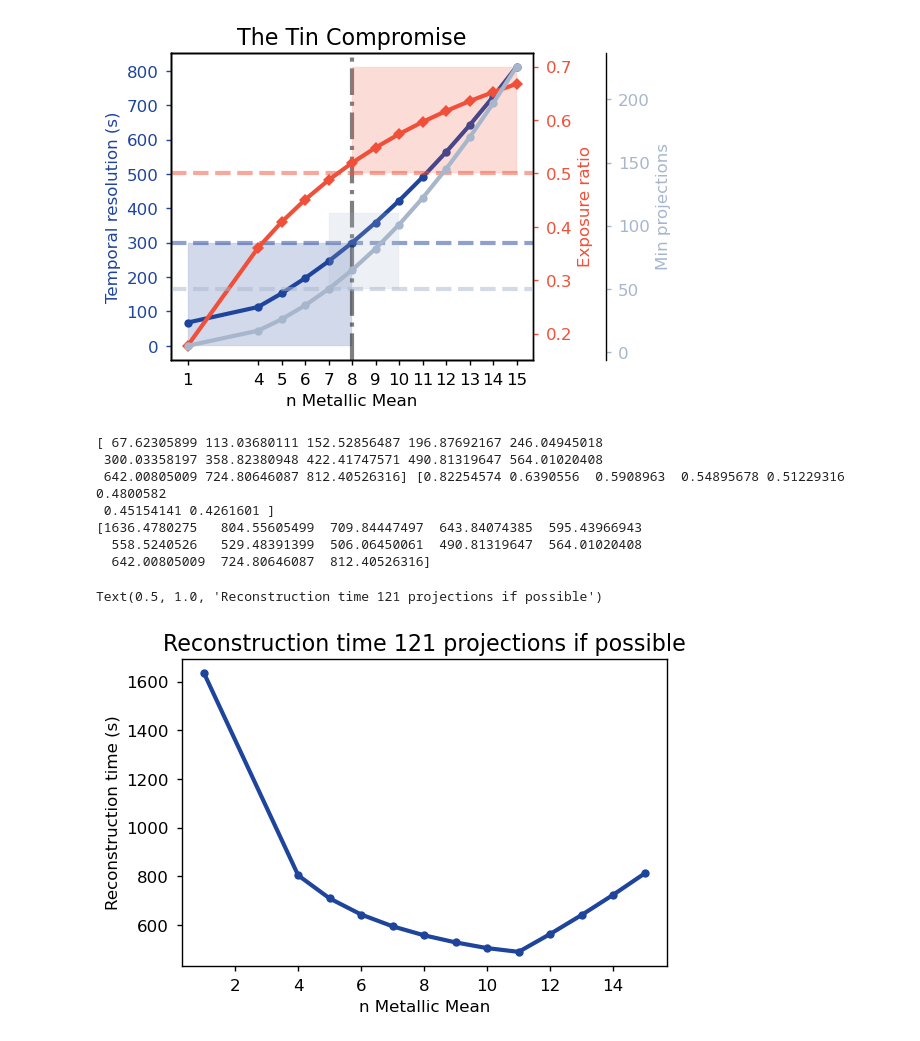
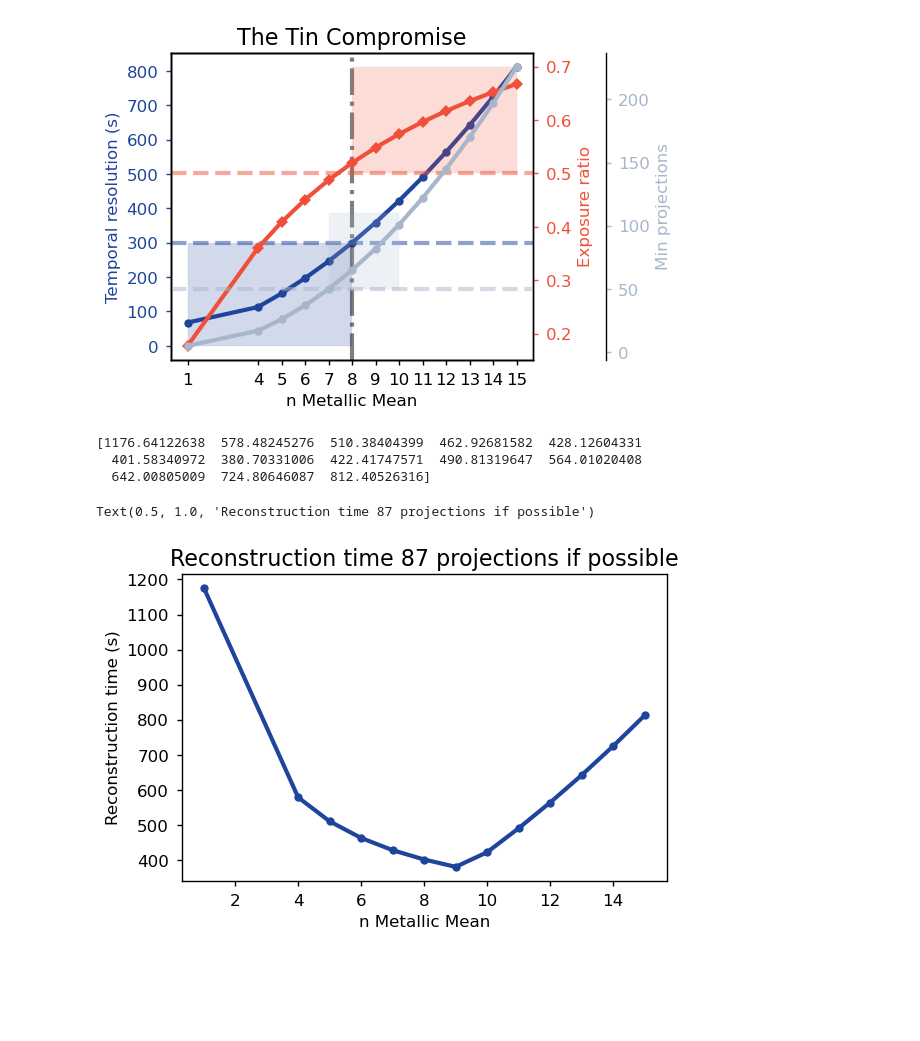
Before and after one commit to RubenDragland/4D_CT, a Jupyter notebook: Golden Angle Analysis/optimisation.ipynb, the cells around one changed output. Saved outputs shown, nothing was run; the diff lists cells and outputs as text; code cells hidden in the pictures; blank space fills up the shorter version.

```diff
--- a/Golden Angle Analysis/optimisation.ipynb
+++ b/Golden Angle Analysis/optimisation.ipynb
@@ -294,34 +294,30 @@ def metallic_means_reconstruction_time(ns, projs):
 # %%
 fig, ax = plt.subplots()
 
 # ax1 = ax.twinx()
 # ax2 = ax.twinx()
-n_projs = 121
+n_projs = 87
 
 t_res1, rot_share, ms = metallic_means_reconstruction_time(ns, n_projs)
 
 merged = np.zeros((len(t_res)))
 for i, t in enumerate(t_res):
     try:
         merged[i] = t_res1[i]
     except:
         merged[i] = t
 
 
 print(merged)
 
 left, = ax.plot(ns, merged, "-o", color = "#1F449C", label= "Reconstruction time")
 # right, = ax1.plot(ns, rot_share, "-D", color = "#F05039", label= "Rotation ratio")
 ax.set_xlabel('n Metallic Mean')
 ax.set_ylabel('Reconstruction time (s)')
 ax.set_title(f"Reconstruction time {n_projs} projections if possible")
 # %% [output]
-[ 67.62305899 113.03680111 152.52856487 196.87692167 246.04945018
- 300.03358197 358.82380948 422.41747571 490.81319647 564.01020408
- 642.00805009 724.80646087 812.40526316] [0.82254574 0.6390556  0.5908963  0.54895678 0.51229316 0.4800582
- 0.45154141 0.4261601 ]
-[1636.4780275   804.55605499  709.84447497  643.84074385  595.43966943
-  558.5240526   529.48391399  506.06450061  490.81319647  564.01020408
+[1176.64122638  578.48245276  510.38404399  462.92681582  428.12604331
+  401.58340972  380.70331006  422.41747571  490.81319647  564.01020408
   642.00805009  724.80646087  812.40526316]
-Text(0.5, 1.0, 'Reconstruction time 121 projections if possible')
+Text(0.5, 1.0, 'Reconstruction time 87 projections if possible')
-[figure, old version]
+[figure, new version]
```
Also changed, not shown: 1 other file.
